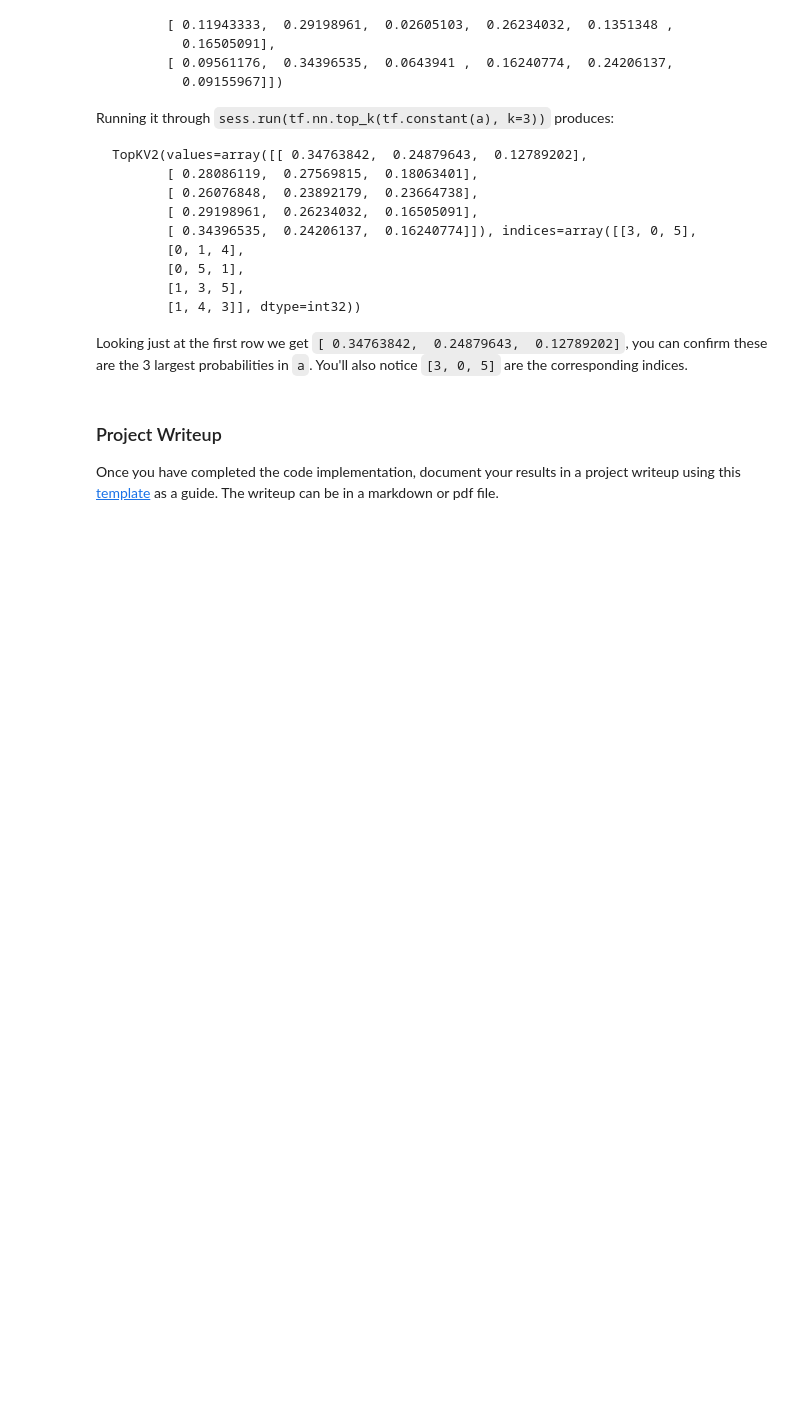
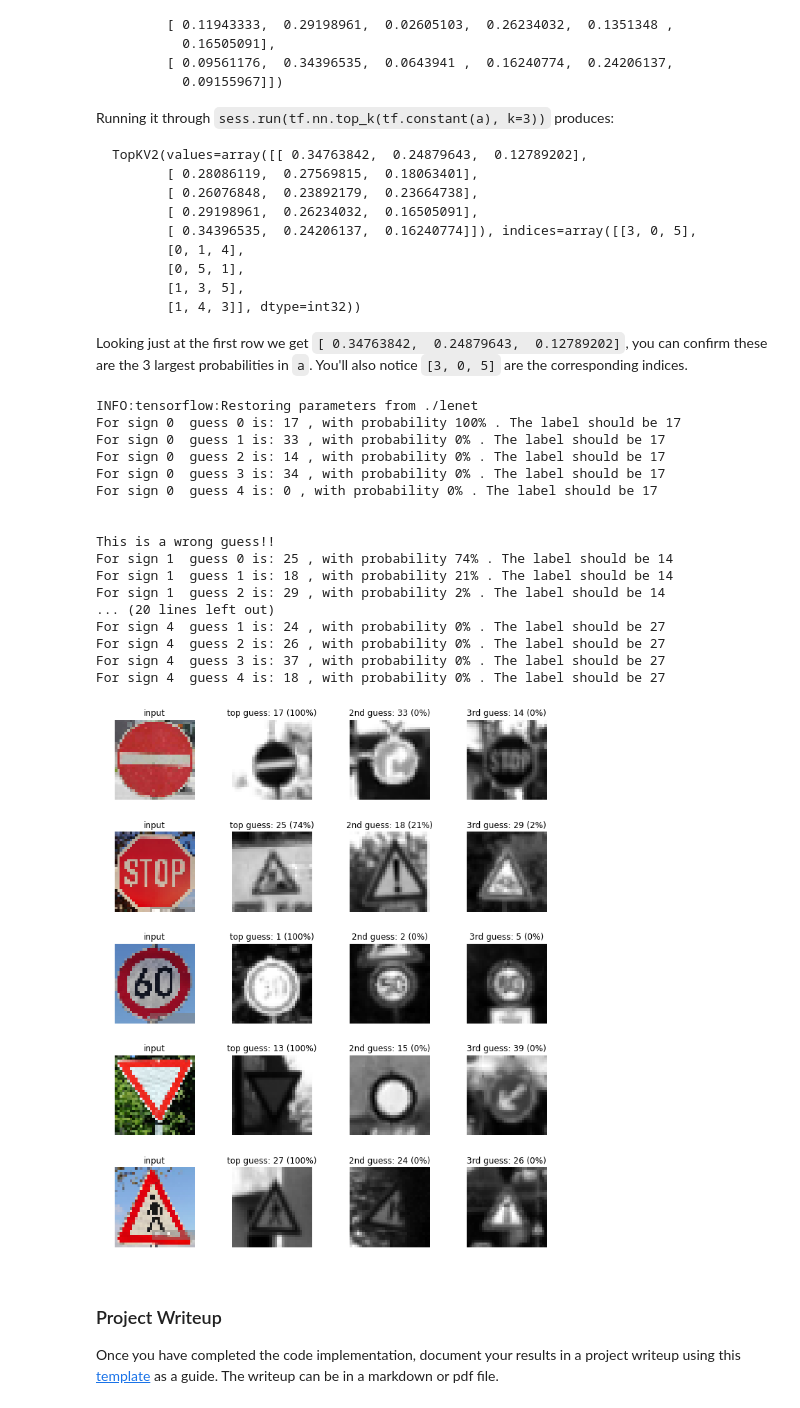
Before and after one commit to wpiHWzhao/Traffic-Sign-Classifier, a Jupyter notebook: Traffic_Sign_Classifier.ipynb, the cells around one changed output. Saved outputs shown, nothing was run; the diff lists cells and outputs as text; code cells hidden in the pictures; blank space fills up the shorter version.

```diff
--- a/Traffic_Sign_Classifier.ipynb
+++ b/Traffic_Sign_Classifier.ipynb
@@ -451,7 +444,7 @@ with tf.Session() as sess:
     sess.run(tf.global_variables_initializer())
     saver3 = tf.train.import_meta_graph('./lenet.meta')
     saver3.restore(sess, "./lenet")
-    test_accuracy = evaluate(my_images_normalized, my_labels)
+    test_accuracy = evaluate(my_images_normalized, my_labels_jpg)
     print("Test Accuracy = {:.3f}".format(test_accuracy))
 # %% [output]
 INFO:tensorflow:Restoring parameters from ./lenet
@@ -502,3 +492,67 @@ Looking just at the first row we get `[ 0.34763842,  0.24879643,  0.12789202]`,
+# %%
+### Print out the top five softmax probabilities for the predictions on the German traffic sign images found on the web.
+### Feel free to use as many code cells as needed.
+
+with tf.Session() as sess:
+    sess.run(tf.global_variables_initializer())
+    saver = tf.train.import_meta_graph('./lenet.meta')
+    saver.restore(sess, "./lenet")
+    my_softmax_logits = sess.run(tf.nn.softmax(logits), feed_dict={x: my_images_normalized, keep_prob: 1.0})
+    top_guess = sess.run(tf.nn.top_k(tf.nn.softmax(logits), k=5), feed_dict={x: my_images_normalized, keep_prob: 1.0})
+
+    for i in range(5):
+        if (top_guess[1][i][0]!=my_labels_jpg[i]):
+                print("This is a wrong guess!!")
+        for j in range(5):
+            print('For sign',i,' guess',j, 'is:', top_guess[1][i][j], \
+                  ', with probability {:.0%}'.format(top_guess[0][i][j]),'. The label should be', \
+                 my_labels_jpg[i])
+        print('\n')
+
+#### Plotting method is from Jeremy Shannon
+#### https://github.com/jeremy-shannon/CarND-Traffic-Sign-Classifier-Project
+    fig, axs = plt.subplots(len(my_images),4, figsize=(12, 14))
+    fig.subplots_adjust(hspace = .4, wspace=.05)
+    axs = axs.ravel()
+
+    for i, image in enumerate(my_images):
+        axs[4*i].axis('off')
+        axs[4*i].imshow(image)
+        axs[4*i].set_title('input')
+        guess1 = top_guess[1][i][0]
+        index1 = np.argwhere(y_valid == guess1)[0]
+        axs[4*i+1].axis('off')
+        axs[4*i+1].imshow(X_valid[index1].squeeze(), cmap='gray')
+        axs[4*i+1].set_title('top guess: {} ({:.0f}%)'.format(guess1, 100*top_guess[0][i][0]))
+        guess2 = top_guess[1][i][1]
+        index2 = np.argwhere(y_valid == guess2)[0]
+        axs[4*i+2].axis('off')
+        axs[4*i+2].imshow(X_valid[index2].squeeze(), cmap='gray')
+        axs[4*i+2].set_title('2nd guess: {} ({:.0f}%)'.format(guess2, 100*top_guess[0][i][1]))
+        guess3 = top_guess[1][i][2]
+        index3 = np.argwhere(y_valid == guess3)[0]
+        axs[4*i+3].axis('off')
+        axs[4*i+3].imshow(X_valid[index3].squeeze(), cmap='gray')
+        axs[4*i+3].set_title('3rd guess: {} ({:.0f}%)'.format(guess3, 100*top_guess[0][i][2]))
+# %% [output]
+INFO:tensorflow:Restoring parameters from ./lenet
+For sign 0  guess 0 is: 17 , with probability 100% . The label should be 17
+For sign 0  guess 1 is: 33 , with probability 0% . The label should be 17
+For sign 0  guess 2 is: 14 , with probability 0% . The label should be 17
+For sign 0  guess 3 is: 34 , with probability 0% . The label should be 17
+For sign 0  guess 4 is: 0 , with probability 0% . The label should be 17
+
+
+This is a wrong guess!!
+For sign 1  guess 0 is: 25 , with probability 74% . The label should be 14
+For sign 1  guess 1 is: 18 , with probability 21% . The label should be 14
+For sign 1  guess 2 is: 29 , with probability 2% . The label should be 14
+... (20 lines left out)
+For sign 4  guess 1 is: 24 , with probability 0% . The label should be 27
+For sign 4  guess 2 is: 26 , with probability 0% . The label should be 27
+For sign 4  guess 3 is: 37 , with probability 0% . The label should be 27
+For sign 4  guess 4 is: 18 , with probability 0% . The label should be 27
+[figure, added]
 # %% [markdown]
 ### Project Writeup
 
```
Also changed, not shown: parts of 20 cells of this notebook, 6 other files.
